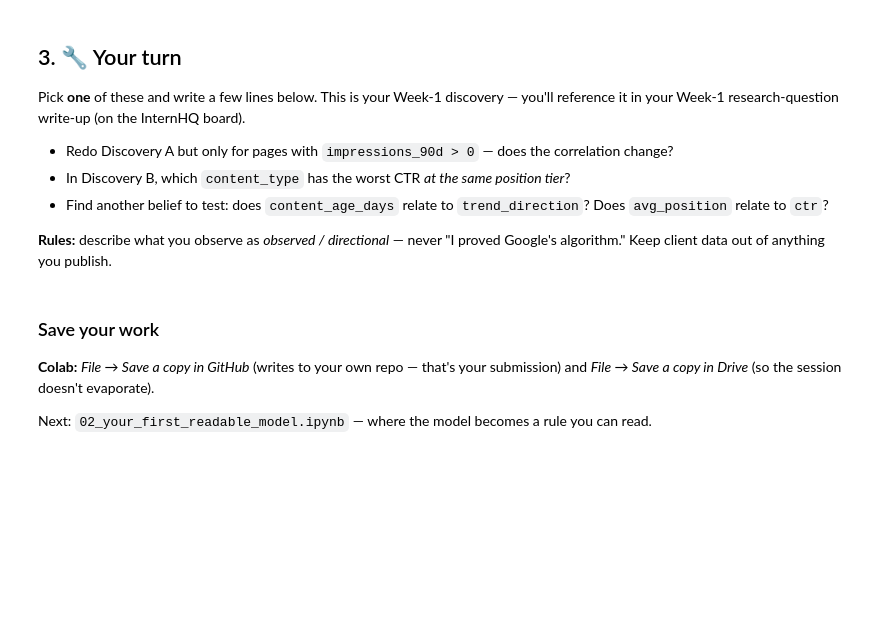
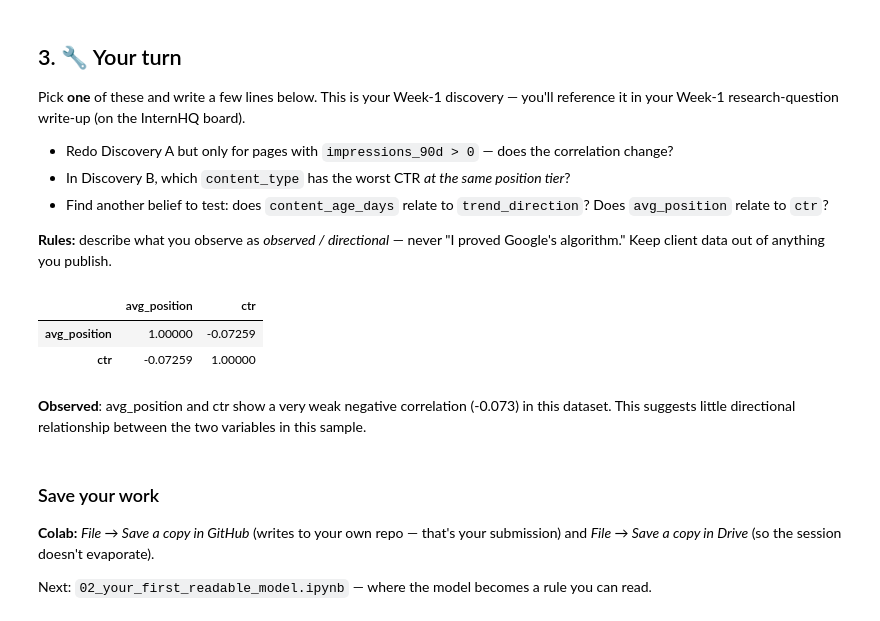
Before and after one commit to ayushmanlohani/flyrank-ml-internship, a Jupyter notebook: notebooks/01_first_look_and_discovery.ipynb, the cells around one changed output. Saved outputs shown, nothing was run; the diff lists cells and outputs as text; code cells hidden in the pictures; blank space fills up the shorter version.

```diff
--- a/notebooks/01_first_look_and_discovery.ipynb
+++ b/notebooks/01_first_look_and_discovery.ipynb
@@ -99,6 +153,14 @@ Pick **one** of these and write a few lines below. This is your Week-1 discovery
 **Rules:** describe what you observe as *observed / directional* — never "I proved Google's algorithm." Keep client data out of anything you publish.
 # %%
 # Your discovery here
+df = pd.read_csv("data/raw/content_refresh_anonymized.csv")
+df[["avg_position", "ctr"]].corr()
+# %% [output]
+|  | avg_position | ctr |
+| avg_position | 1.00000 | -0.07259 |
+| ctr | -0.07259 | 1.00000 |
+# %% [markdown]
+**Observed**: avg_position and ctr show a very weak negative correlation (-0.073) in this dataset. This suggests little directional relationship between the two variables in this sample.
 # %% [markdown]
 ### Save your work
 **Colab:** *File → Save a copy in GitHub* (writes to your own repo — that's your submission) and *File → Save a copy in Drive* (so the session doesn't evaporate).
```
Also changed, not shown: parts of 7 cells of this notebook.
